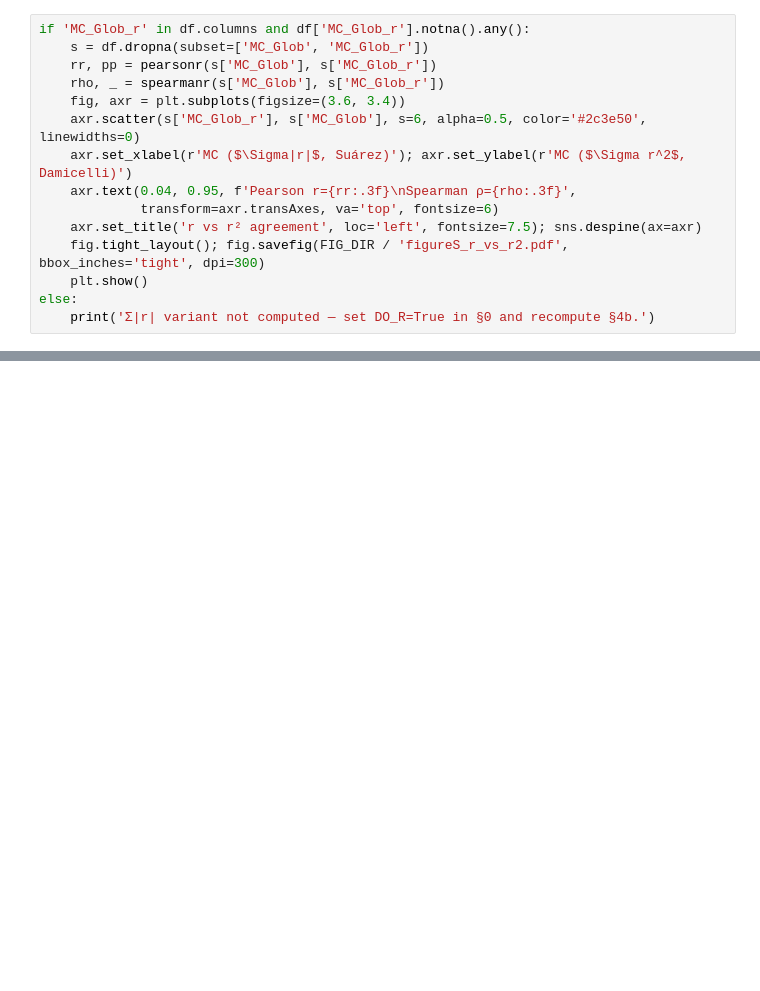
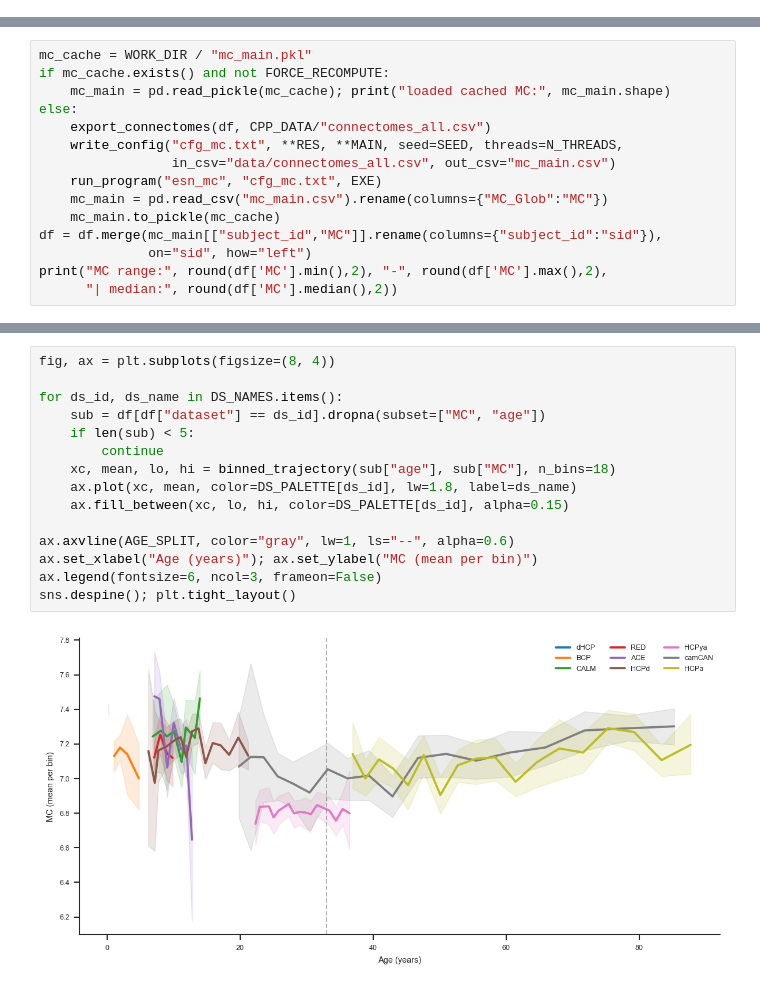
Before and after one commit to alexdeharo269/NetLearn, a Jupyter notebook: ESNcpp/TFM_closing_figures.ipynb, the cells around one changed output, grey strips where cells are left out. Drawn from its saved outputs; the diff is of its cells as text; blank space fills up the shorter version.

```diff
--- a/ESNcpp/TFM_closing_figures.ipynb
+++ b/ESNcpp/TFM_closing_figures.ipynb
@@ -1007,15 +0,0 @@ monotone re-scaling, so the choice does not change any qualitative conclusion.
-# %%
-if 'MC_Glob_r' in df.columns and df['MC_Glob_r'].notna().any():
-    s = df.dropna(subset=['MC_Glob', 'MC_Glob_r'])
-    rr, pp = pearsonr(s['MC_Glob'], s['MC_Glob_r'])
-    rho, _ = spearmanr(s['MC_Glob'], s['MC_Glob_r'])
-    fig, axr = plt.subplots(figsize=(3.6, 3.4))
-    axr.scatter(s['MC_Glob_r'], s['MC_Glob'], s=6, alpha=0.5, color='#2c3e50', linewidths=0)
-    axr.set_xlabel(r'MC ($\Sigma|r|$, Suárez)'); axr.set_ylabel(r'MC ($\Sigma r^2$, Damicelli)')
-    axr.text(0.04, 0.95, f'Pearson r={rr:.3f}\nSpearman ρ={rho:.3f}',
-             transform=axr.transAxes, va='top', fontsize=6)
-    axr.set_title('r vs r² agreement', loc='left', fontsize=7.5); sns.despine(ax=axr)
-    fig.tight_layout(); fig.savefig(FIG_DIR / 'figureS_r_vs_r2.pdf', bbox_inches='tight', dpi=300)
-    plt.show()
-else:
-    print('Σ|r| variant not computed — set DO_R=True in §0 and recompute §4b.')
@@ -1136,0 +432,15 @@ the C++ seeds each ESN per subject, so a given `config.txt` reproduces bit-for-b
+# %%
+mc_cache = WORK_DIR / "mc_main.pkl"
+if mc_cache.exists() and not FORCE_RECOMPUTE:
+    mc_main = pd.read_pickle(mc_cache); print("loaded cached MC:", mc_main.shape)
+else:
+    export_connectomes(df, CPP_DATA/"connectomes_all.csv")
+    write_config("cfg_mc.txt", **RES, **MAIN, seed=SEED, threads=N_THREADS,
+                 in_csv="data/connectomes_all.csv", out_csv="mc_main.csv")
+    run_program("esn_mc", "cfg_mc.txt", EXE)
+    mc_main = pd.read_csv("mc_main.csv").rename(columns={"MC_Glob":"MC"})
+    mc_main.to_pickle(mc_cache)
+df = df.merge(mc_main[["subject_id","MC"]].rename(columns={"subject_id":"sid"}),
+              on="sid", how="left")
+print("MC range:", round(df['MC'].min(),2), "-", round(df['MC'].max(),2),
+      "| median:", round(df['MC'].median(),2))
@@ -1136,0 +693,17 @@ the C++ seeds each ESN per subject, so a given `config.txt` reproduces bit-for-b
+# %%
+fig, ax = plt.subplots(figsize=(8, 4))
+
+for ds_id, ds_name in DS_NAMES.items():
+    sub = df[df["dataset"] == ds_id].dropna(subset=["MC", "age"])
+    if len(sub) < 5:
+        continue
+    xc, mean, lo, hi = binned_trajectory(sub["age"], sub["MC"], n_bins=18)
+    ax.plot(xc, mean, color=DS_PALETTE[ds_id], lw=1.8, label=ds_name)
+    ax.fill_between(xc, lo, hi, color=DS_PALETTE[ds_id], alpha=0.15)
+
+ax.axvline(AGE_SPLIT, color="gray", lw=1, ls="--", alpha=0.6)
+ax.set_xlabel("Age (years)"); ax.set_ylabel("MC (mean per bin)")
+ax.legend(fontsize=6, ncol=3, frameon=False)
+sns.despine(); plt.tight_layout()
+# %% [output]
+[figure, added]
```
Also changed, not shown: parts of 80 cells of this notebook.
